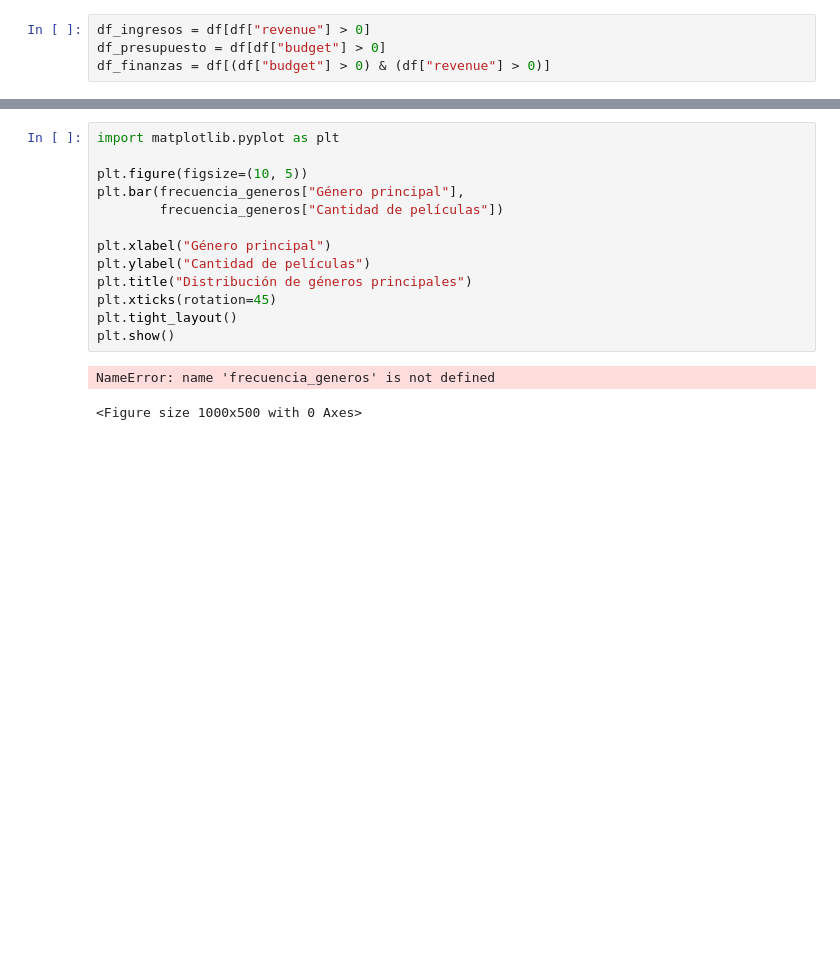
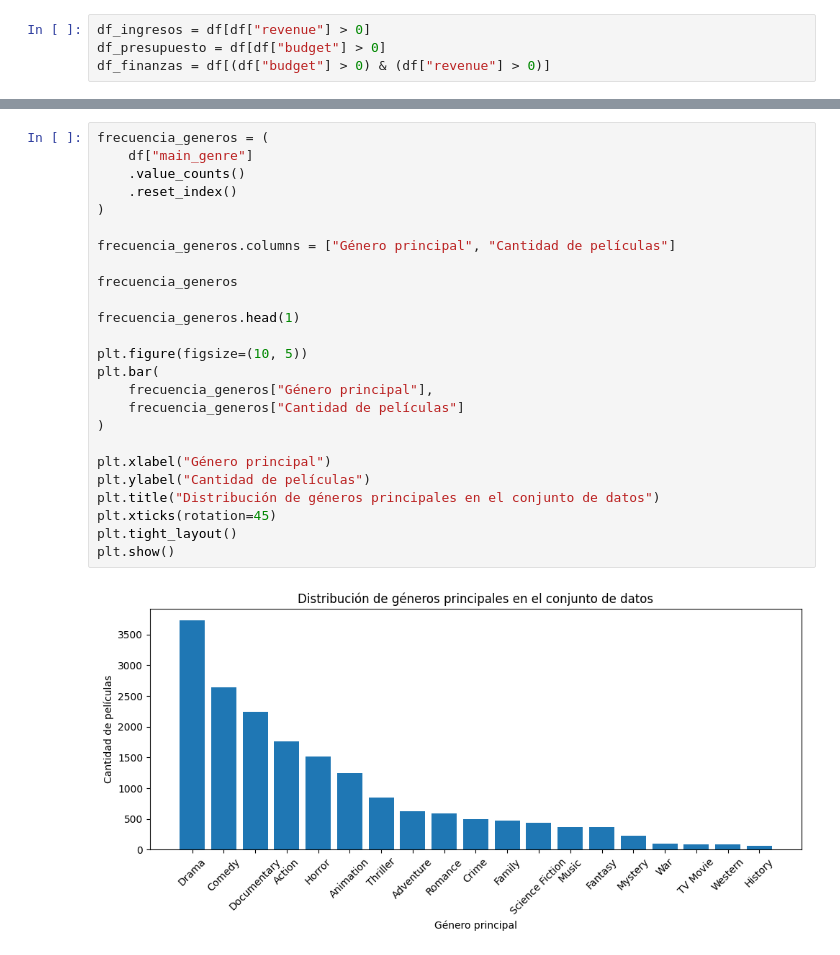
Before and after one commit to Palasuwu/Minerialab01, a Jupyter notebook: Lab01.ipynb, the cells around one changed output, grey strips where cells are left out. Cells and saved outputs as stored; diff of their text form; blank space fills up the shorter version.

Commit message:
correccion frecuencias

```diff
--- a/Lab01.ipynb
+++ b/Lab01.ipynb
@@ -132,19 +210,30 @@ top20_recientes
 # %%
-import matplotlib.pyplot as plt
+frecuencia_generos = (
+    df["main_genre"]
+    .value_counts()
+    .reset_index()
+)
+
+frecuencia_generos.columns = ["Género principal", "Cantidad de películas"]
+
+frecuencia_generos
+
+frecuencia_generos.head(1)
 
 plt.figure(figsize=(10, 5))
-plt.bar(frecuencia_generos["Género principal"],
-        frecuencia_generos["Cantidad de películas"])
+plt.bar(
+    frecuencia_generos["Género principal"],
+    frecuencia_generos["Cantidad de películas"]
+)
 
 plt.xlabel("Género principal")
 plt.ylabel("Cantidad de películas")
-plt.title("Distribución de géneros principales")
+plt.title("Distribución de géneros principales en el conjunto de datos")
 plt.xticks(rotation=45)
 plt.tight_layout()
 plt.show()
 # %% [output]
-NameError: name 'frecuencia_generos' is not defined
-<Figure size 1000x500 with 0 Axes>
+[figure, added]
 # %%
 ingresos_por_genero = (
     df_ingresos
```
Also changed, not shown: parts of 7 cells of this notebook.
